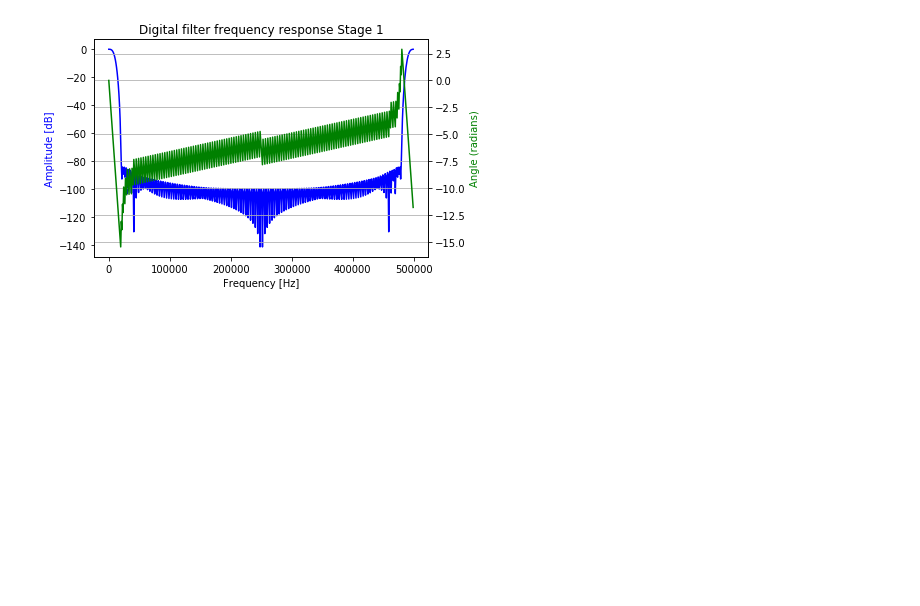
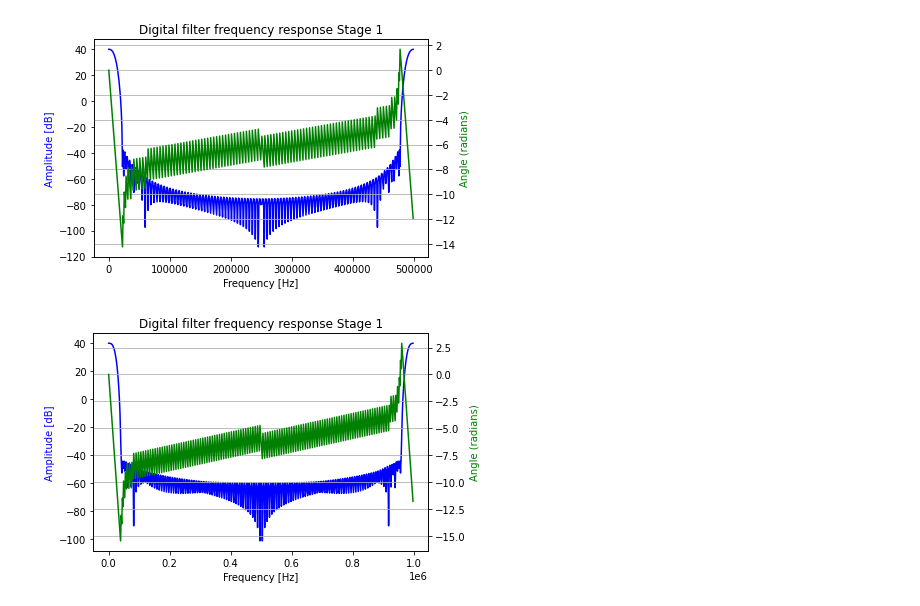
Before and after one commit to SuperDARNCanada/borealis, a Jupyter notebook: tools/testing_utils/filter_testing/test-filters.ipynb, the cells around one changed output. Cells and saved outputs as stored; diff of their text form; code cells hidden in the pictures; blank space fills up the shorter version.

Commit message:
Adding and testing 10MHz filter to run
10MHz interleavesound test.

```diff
--- a/tools/testing_utils/filter_testing/test-filters.ipynb
+++ b/tools/testing_utils/filter_testing/test-filters.ipynb
@@ -14,7 +18,9 @@ from filter_tools.filter_tools import plot_filter_response
 # %%
-scheme = create_test_scheme_9()
+scheme = decimate_10MHz_scheme()
+print(scheme.rxrate)
 s_per_samples = [1.0/stage.input_rate for stage in scheme.stages]
 num_taps = [len(stage.filter_taps) for stage in scheme.stages]
+print('Num taps per stage: {}'.format(num_taps))
 min_tap_value = [min(stage.filter_taps) for stage in scheme.stages]
 print('Min tap: {}'.format(min_tap_value))
 filter_times = [num * s_per_sample for num, s_per_sample in zip(num_taps, s_per_samples)]
@@ -29,0 +34,10 @@ Filter times in seconds (should be less than 300 us preferably):
+# %%
+default_scheme = create_default_scheme()
+print(default_scheme.rxrate)
+s_per_samples = [1.0/stage.input_rate for stage in default_scheme.stages]
+num_taps = [len(stage.filter_taps) for stage in default_scheme.stages]
+print('Num taps per stage: {}'.format(num_taps))
+min_tap_value = [min(stage.filter_taps) for stage in default_scheme.stages]
+print('Min tap: {}'.format(min_tap_value))
+filter_times = [num * s_per_sample for num, s_per_sample in zip(num_taps, s_per_samples)]
+print('Filter times in seconds (should be less than 300 us preferably):\n {}'.format(filter_times))
@@ -36,3 +56,4 @@ Adding an axes using the same arguments as a previous axes currently reuses the
 # %%
-plot_filter_response(scheme.stages[1].filter_taps, 'Stage 1', 5.0e6/scheme.stages[0].dm_rate)
+plot_filter_response(scheme.stages[1].filter_taps, 'Stage 1', scheme.rxrate/scheme.stages[0].dm_rate)
+plot_filter_response(default_scheme.stages[1].filter_taps, 'Stage 1', default_scheme.rxrate/default_scheme.stages[1].dm_rate)
 # %% [output]
@@ -41,2 +60,3 @@ Adding an axes using the same arguments as a previous axes currently reuses the
-[figure, old version]
+[figure, new version]
+[figure, added]
 # %%
```
Also changed, not shown: parts of 10 cells of this notebook, 2 other files.
